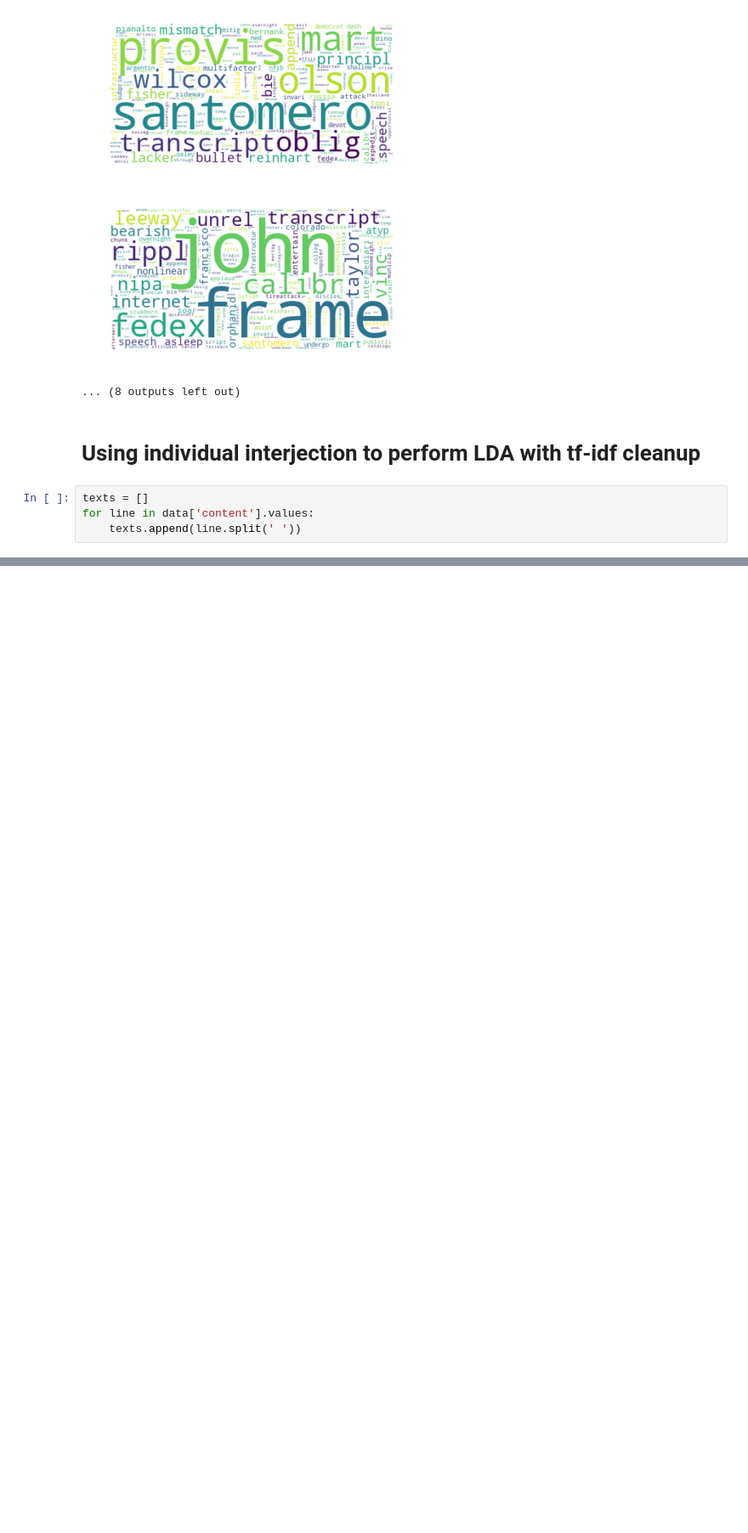
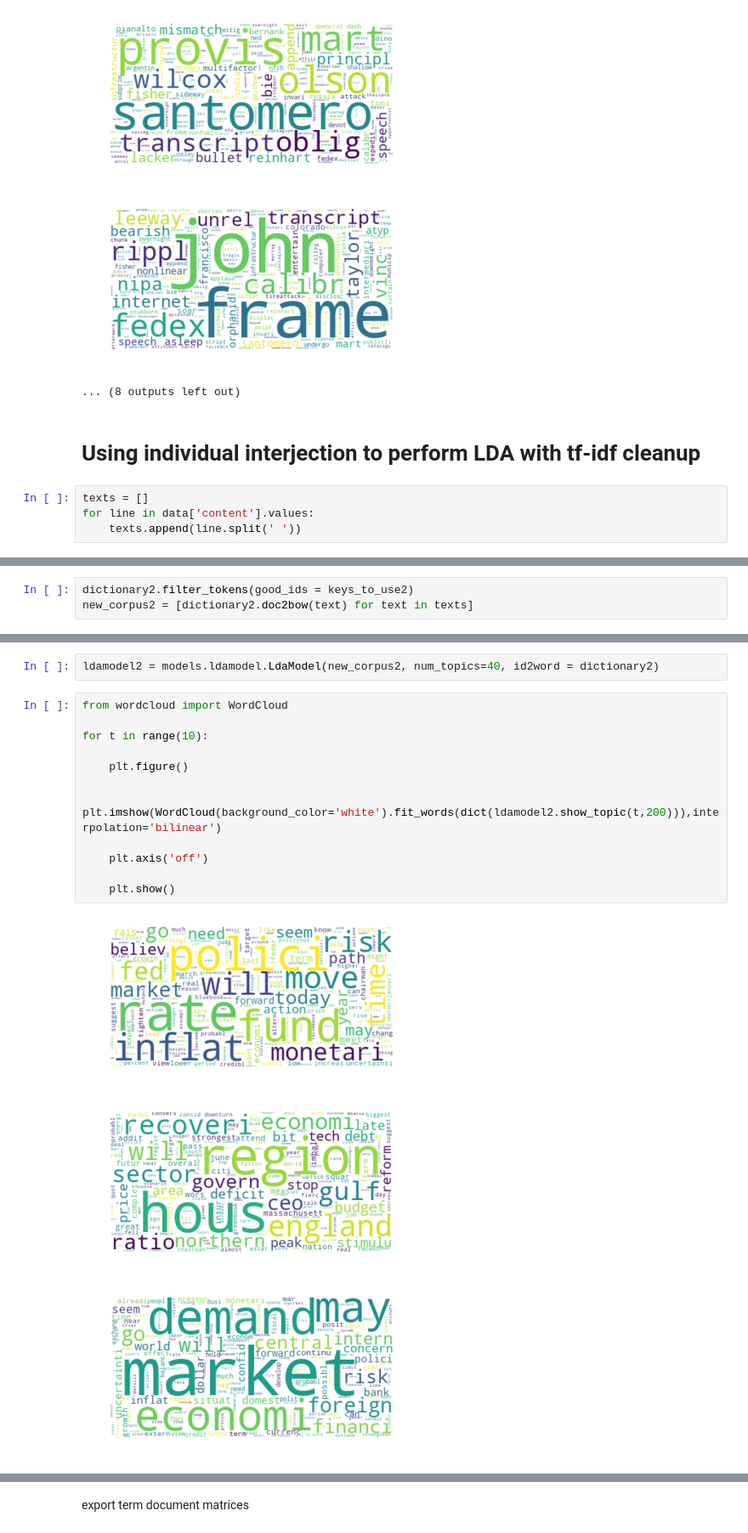
Before and after one commit to BarryKeee/Replication-file-Robust-Text-Analysis, a Jupyter notebook: LDA implementation.ipynb, the cells around one changed output, grey strips where cells are left out. Shown at 85% size. Cells and saved outputs as stored; diff of their text form; blank space fills up the shorter version.

```diff
--- a/LDA implementation.ipynb
+++ b/LDA implementation.ipynb
@@ -165,0 +173,3 @@ plt.show()
+# %%
+dictionary2.filter_tokens(good_ids = keys_to_use2)
+new_corpus2 = [dictionary2.doc2bow(text) for text in texts]
@@ -165,0 +182,18 @@ plt.show()
+# %%
+ldamodel2 = models.ldamodel.LdaModel(new_corpus2, num_topics=40, id2word = dictionary2)
+# %%
+from wordcloud import WordCloud
+
+for t in range(10):
+
+    plt.figure()
+
+    plt.imshow(WordCloud(background_color='white').fit_words(dict(ldamodel2.show_topic(t,200))),interpolation='bilinear')
+
+    plt.axis('off')
+
+    plt.show()
+# %% [output]
+[figure, added]
+[figure, added]
+[figure, added]
@@ -165,0 +207,2 @@ plt.show()
+# %% [markdown]
+export term document matrices
```
Also changed, not shown: parts of 13 cells of this notebook.
